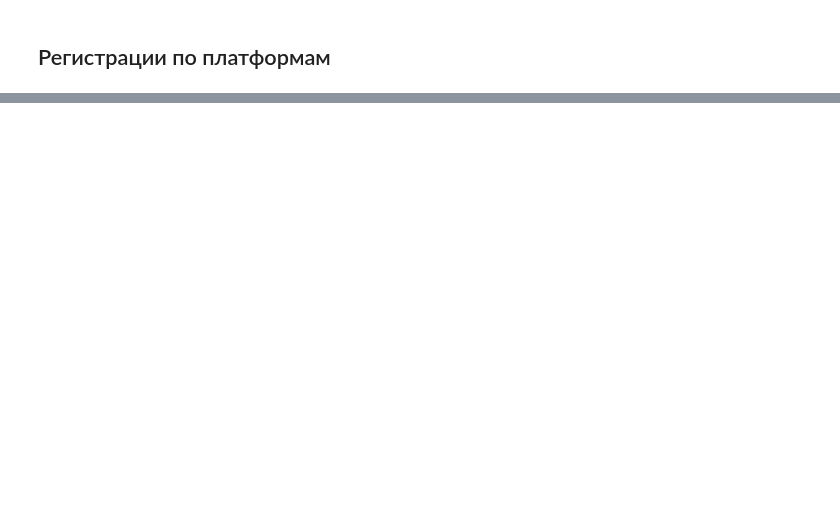
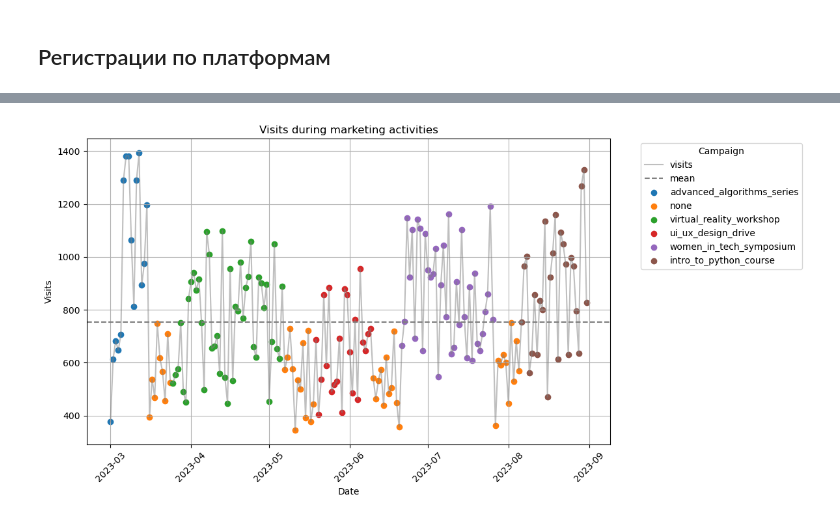
Before and after one commit to CodingKarp/data-analytics-project-100, a Jupyter notebook: analysis.ipynb, the cells around one changed output, grey strips where cells are left out. Drawn from its saved outputs; the diff is of its cells as text; code cells hidden in the pictures; blank space fills up the shorter version.

```diff
--- a/analysis.ipynb
+++ b/analysis.ipynb
@@ -293,0 +360,30 @@ plt.show()
+# %%
+visits_with_ads = daily_metrics.merge(
+    ads[["date_group", "utm_campaign"]].drop_duplicates(),
+    on="date_group",
+    how="left"
+).fillna({"utm_campaign": "none"})
+
+plt.figure(figsize=(12,6))
+
+plt.plot(visits_with_ads["date_group"], visits_with_ads["visits"], color="gray", alpha=0.5, label="visits")
+
+avg_vis= regs_with_ads["visits"].mean()
+plt.axhline(avg_vis, color="grey", linestyle="--", label= "mean")
+
+
+for campaign in visits_with_ads["utm_campaign"].unique():
+    subset = visits_with_ads[visits_with_ads["utm_campaign"] == campaign]
+    plt.scatter(subset["date_group"], subset["visits"], label=campaign)
+
+plt.title("Visits during marketing activities")
+plt.xlabel("Date")
+plt.ylabel("Visits")
+plt.xticks(rotation=45)
+plt.legend(title="Campaign", bbox_to_anchor=(1.05, 1), loc="upper left")
+plt.grid()
+plt.tight_layout()
+plt.savefig("./charts/visits_with_campaigns.png", dpi=150)
+plt.show()
+# %% [output]
+[figure, added]
```
Also changed, not shown: parts of 15 cells of this notebook, 11 other files.
